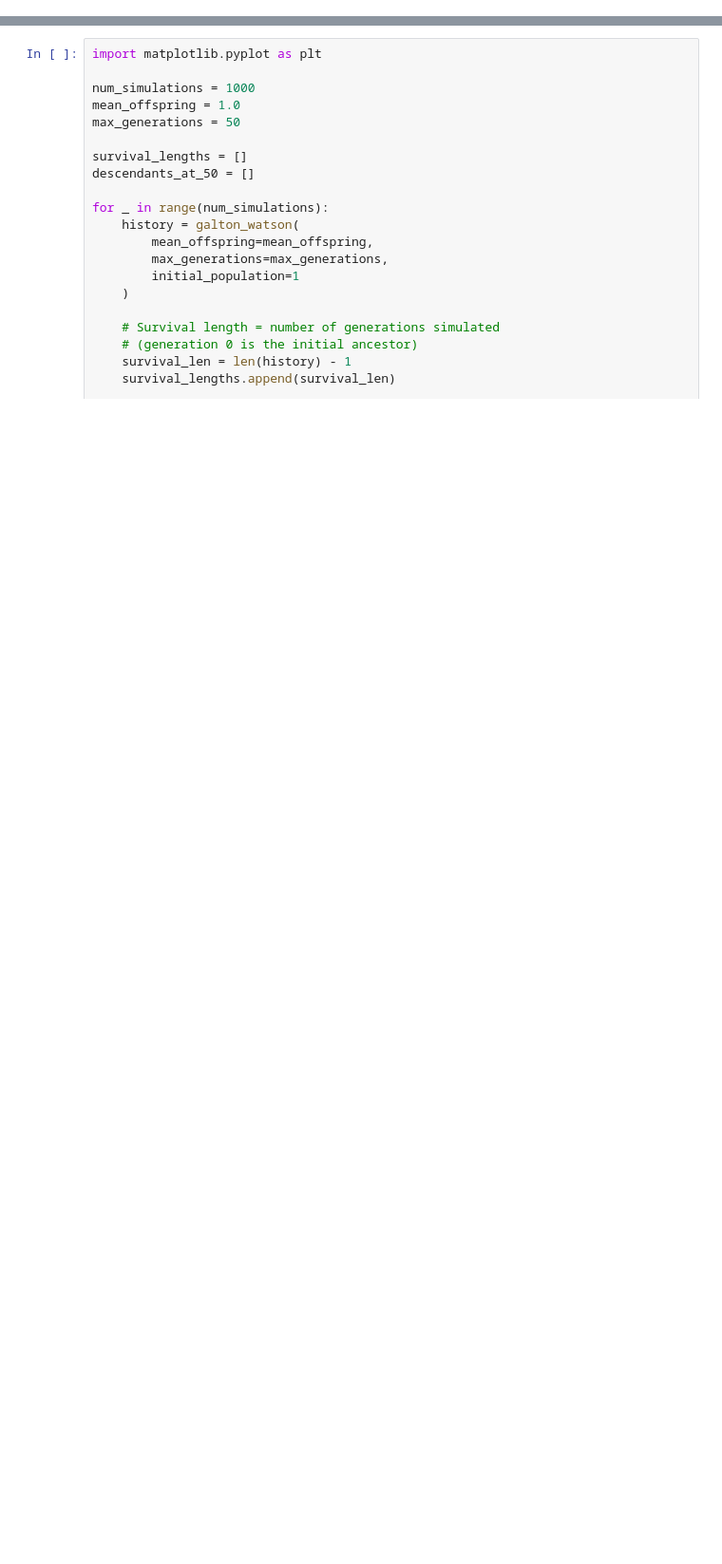
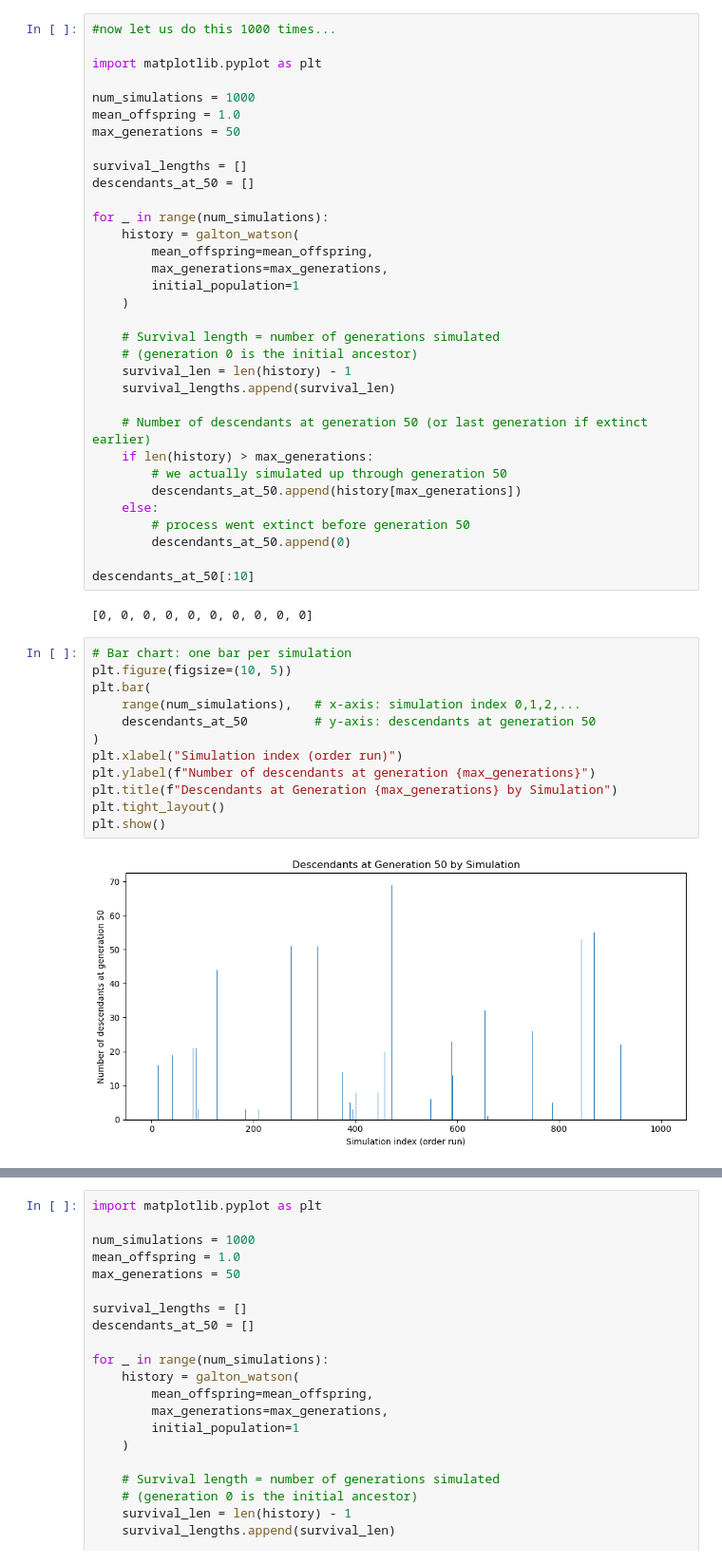
Before and after one commit to braddelong/working_20251227, a Jupyter notebook: 2026-02-03-econ-196-patriarchy.ipynb, the cells around one changed output, grey strips where cells are left out. Shown: that part at 95% size. Saved outputs shown, nothing was run; the diff lists cells and outputs as text; blank space fills up the shorter version.

```diff
--- a/2026-02-03-econ-196-patriarchy.ipynb
+++ b/2026-02-03-econ-196-patriarchy.ipynb
@@ -7,0 +183,49 @@
+# %%
+#now let us do this 1000 times...
+
+import matplotlib.pyplot as plt
+
+num_simulations = 1000
+mean_offspring = 1.0
+max_generations = 50
+
+survival_lengths = []
+descendants_at_50 = []
+
+for _ in range(num_simulations):
+    history = galton_watson(
+        mean_offspring=mean_offspring,
+        max_generations=max_generations,
+        initial_population=1
+    )
+
+    # Survival length = number of generations simulated
+    # (generation 0 is the initial ancestor)
+    survival_len = len(history) - 1
+    survival_lengths.append(survival_len)
+
+    # Number of descendants at generation 50 (or last generation if extinct earlier)
+    if len(history) > max_generations:
+        # we actually simulated up through generation 50
+        descendants_at_50.append(history[max_generations])
+    else:
+        # process went extinct before generation 50
+        descendants_at_50.append(0)
+
+descendants_at_50[:10]
+# %% [output]
+[0, 0, 0, 0, 0, 0, 0, 0, 0, 0]
+# %%
+# Bar chart: one bar per simulation
+plt.figure(figsize=(10, 5))
+plt.bar(
+    range(num_simulations),   # x-axis: simulation index 0,1,2,...
+    descendants_at_50         # y-axis: descendants at generation 50
+)
+plt.xlabel("Simulation index (order run)")
+plt.ylabel(f"Number of descendants at generation {max_generations}")
+plt.title(f"Descendants at Generation {max_generations} by Simulation")
+plt.tight_layout()
+plt.show()
+# %% [output]
+[figure, added]
```
Also changed, not shown: parts of 46 cells of this notebook, 5 other files.
